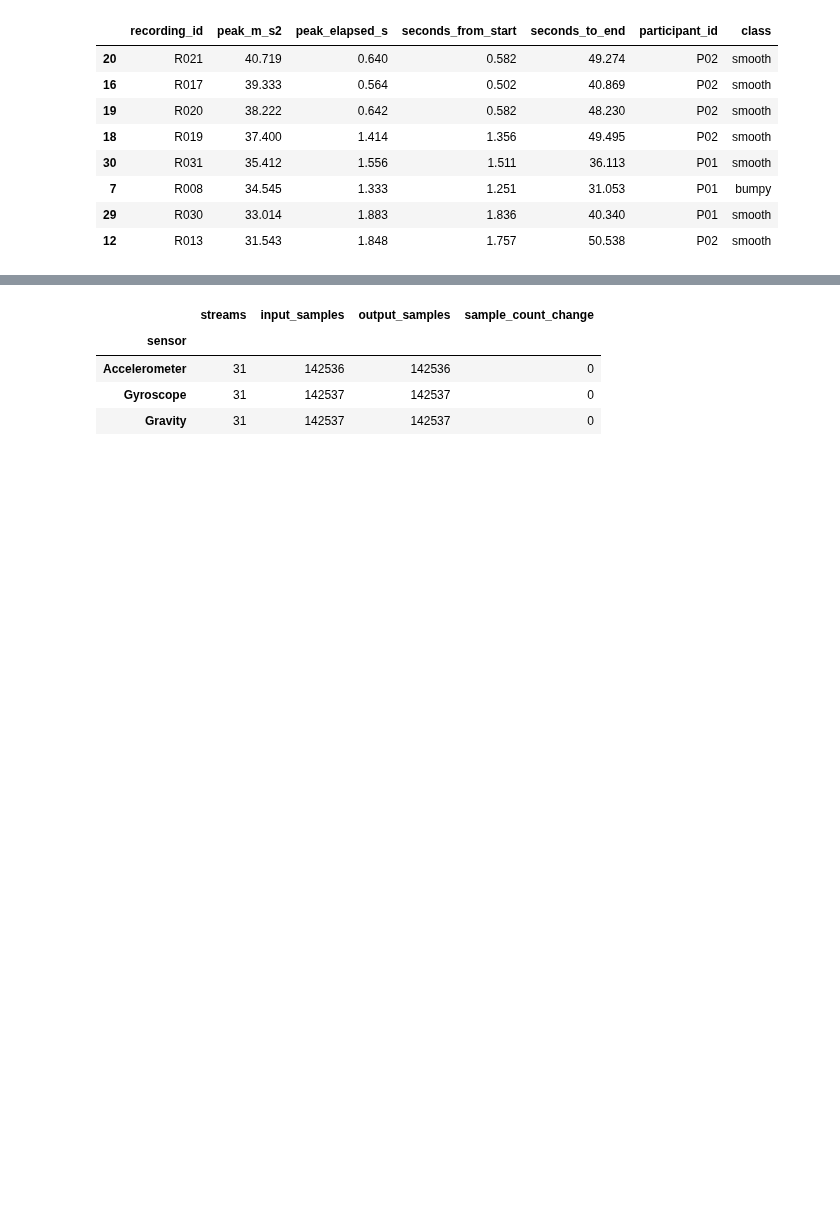
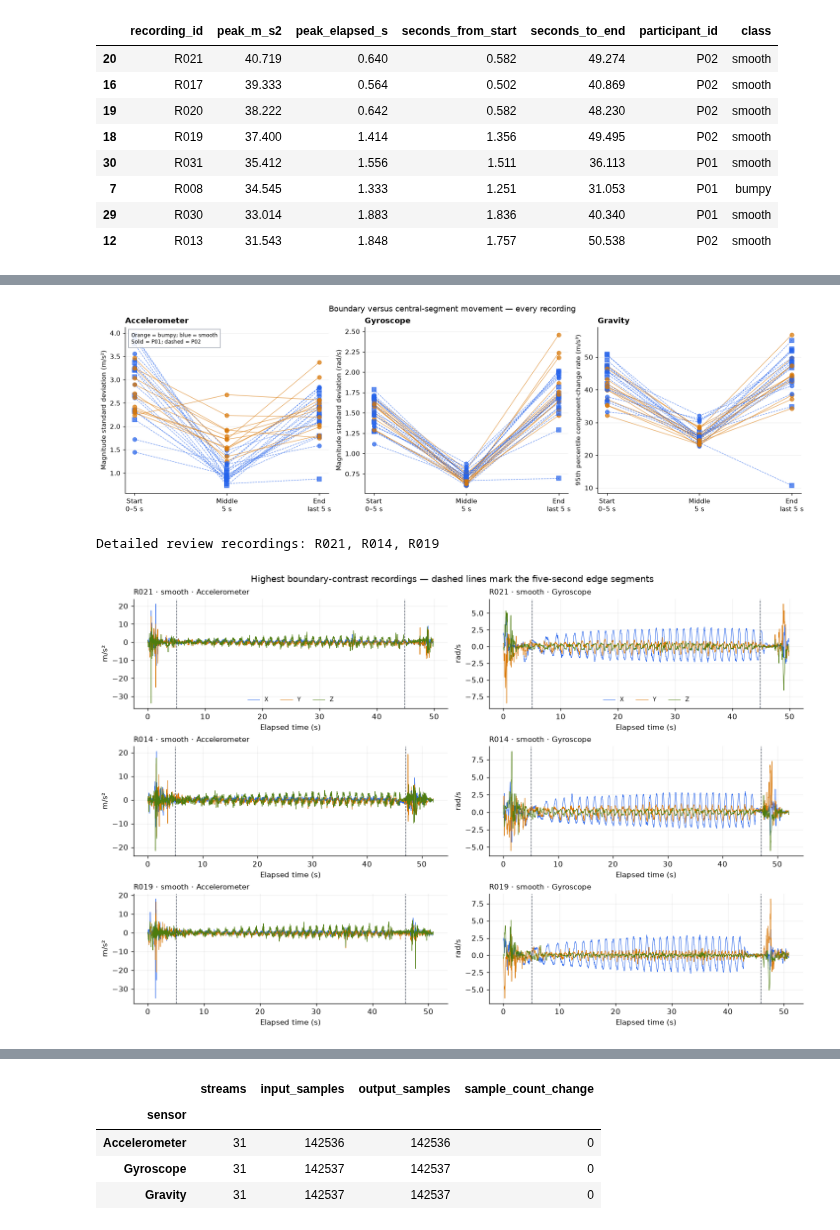
Before and after one commit to LarsHeijnennn/DataAnalysis-LearningMethods, a Jupyter notebook: version1.ipynb, the cells around one changed output, grey strips where cells are left out. Cells and saved outputs as stored; diff of their text form; code cells hidden in the pictures; blank space fills up the shorter version.

```diff
--- a/version1.ipynb
+++ b/version1.ipynb
@@ -593,0 +704,58 @@ Raw acceleration variation is generally higher in the bumpy recordings, while gy
+# %%
+# Each line is one recording; the same segment order is used for every panel.
+fig, axes = plt.subplots(1, 3, figsize=(15, 4.5), layout="constrained")
+for ax, sensor in zip(axes, SENSORS):
+    plot_data = boundary_scores.query("sensor == @sensor").copy()
+    plot_data = plot_data.sort_values("edge_to_middle_ratio", ascending=False)
+    for _, row in plot_data.iterrows():
+        style = "-" if row["class"] == "bumpy" else "--"
+        color = surface_colors[row["class"].title()]
+        marker = "o" if row["participant_id"] == "P01" else "s"
+        ax.plot([0, 1, 2], row[["start", "middle", "end"]], style,
+                color=color, marker=marker, linewidth=0.8, alpha=0.7)
+    ax.set_xticks([0, 1, 2], ["Start\n0–5 s", "Middle\n5 s", "End\nlast 5 s"])
+    ax.set_title(sensor, loc="left", fontweight="bold")
+    ax.grid(axis="y", alpha=0.2)
+    if sensor == "Gravity":
+        ax.set_ylabel("95th percentile component-change rate (m/s³)")
+    else:
+        ax.set_ylabel(f"Magnitude standard deviation ({UNITS[sensor]})")
+    if sensor == "Accelerometer":
+        ax.text(0.03, 0.97, "Orange = bumpy; blue = smooth\nSolid = P01; dashed = P02",
+                transform=ax.transAxes, va="top", fontsize=8,
+                bbox={"facecolor": "white", "edgecolor": "#9CA3AF", "alpha": 0.9})
+
+fig.suptitle("Boundary versus central-segment movement — every recording")
+plt.show()
+
+# Inspect the three recordings with the largest accelerometer boundary/centre contrast.
+REVIEW_RECORDING_IDS = (
+    boundary_scores.query("sensor == 'Accelerometer'")
+    .nlargest(3, "edge_to_middle_ratio")["recording_id"].tolist()
+)
+print("Detailed review recordings:", ", ".join(REVIEW_RECORDING_IDS))
+
+fig, axes = plt.subplots(len(REVIEW_RECORDING_IDS), 2, figsize=(13, 2.8 * len(REVIEW_RECORDING_IDS)),
+                         squeeze=False, layout="constrained")
+for row, recording_id in enumerate(REVIEW_RECORDING_IDS):
+    record = recording_index.set_index("recording_id").loc[recording_id]
+    for col, sensor in enumerate(["Accelerometer", "Gyroscope"]):
+        ax = axes[row, col]
+        data = raw_streams[(recording_id, sensor)]
+        elapsed = data["seconds_elapsed"] - data["seconds_elapsed"].iloc[0]
+        for axis, color in axis_colors.items():
+            ax.plot(elapsed, data[axis], color=color, linewidth=0.65, label=axis.upper())
+        for boundary in (EDGE_SECONDS, elapsed.iloc[-1] - EDGE_SECONDS):
+            ax.axvline(boundary, color="#374151", linestyle="--", linewidth=0.8)
+        ax.set_title(f"{recording_id} · {record['class']} · {sensor}", loc="left", fontsize=10)
+        ax.set_xlabel("Elapsed time (s)")
+        ax.set_ylabel(UNITS[sensor])
+        ax.grid(alpha=0.2)
+        if row == 0:
+            ax.legend(ncol=3, frameon=False, fontsize=8)
+fig.suptitle("Highest boundary-contrast recordings — dashed lines mark the five-second edge segments")
+plt.show()
+# %% [output]
+[figure, added]
+Detailed review recordings: R021, R014, R019
+[figure, added]
```
Also changed, not shown: parts of 19 cells of this notebook, 3 other files.
